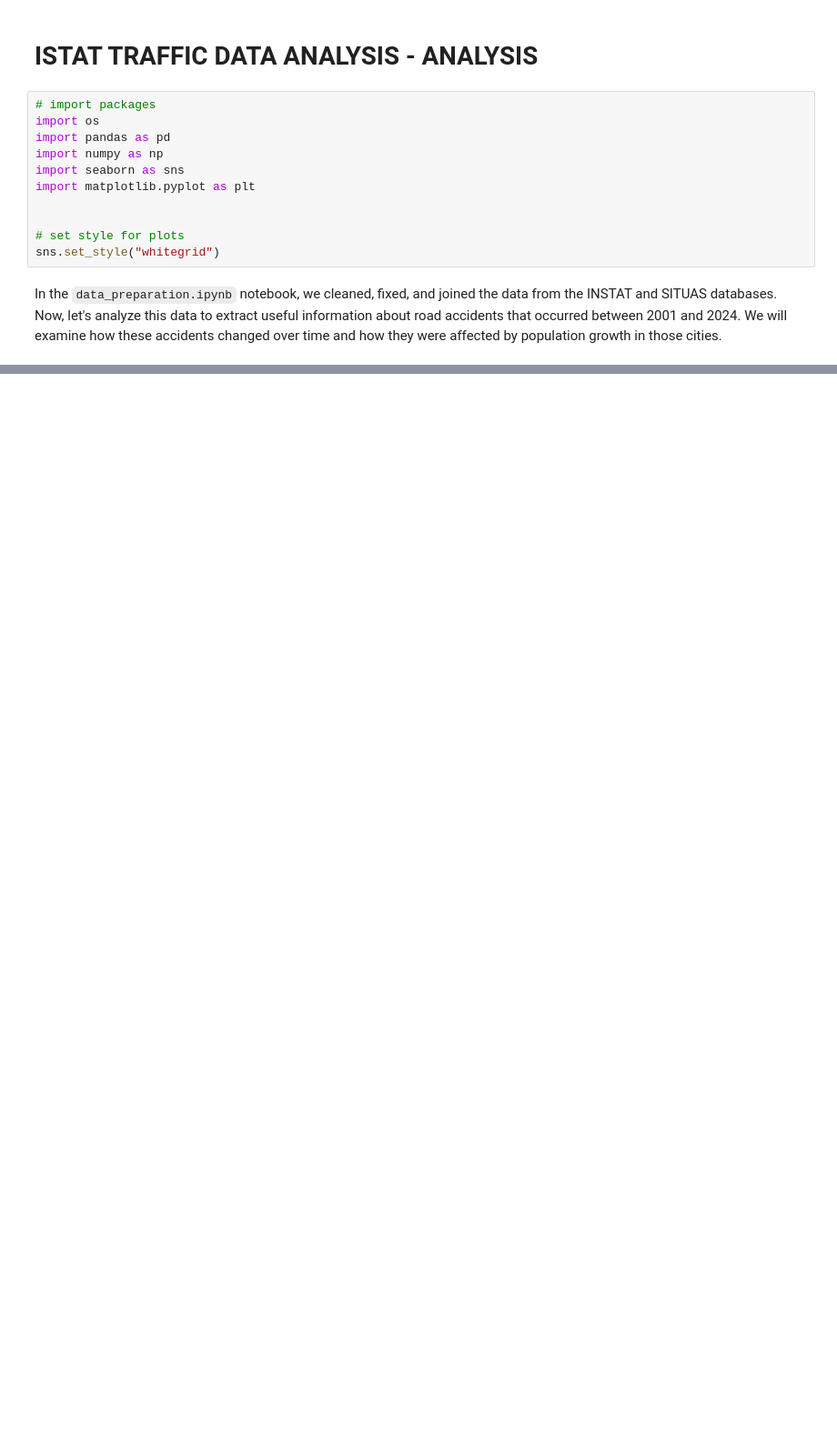
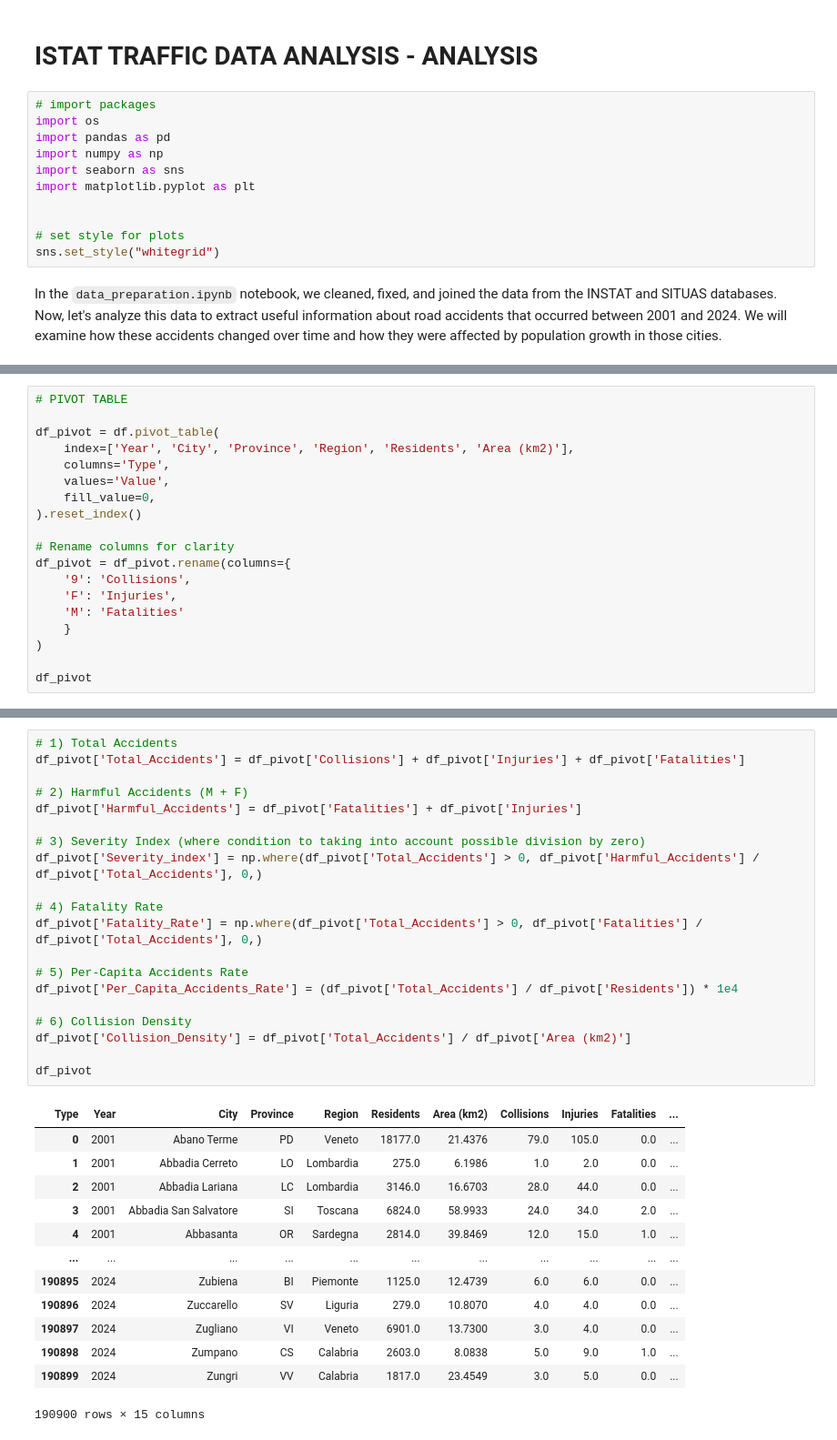
Before and after one commit to marcoboscato/ISTAT_traffic_analysis, a Jupyter notebook: analysis.ipynb, the cells around one changed output, grey strips where cells are left out. Shown at 91% size. Cells and saved outputs as stored; diff of their text form; blank space fills up the shorter version.

```diff
--- a/analysis.ipynb
+++ b/analysis.ipynb
@@ -51,0 +89,19 @@ None
+# %%
+# PIVOT TABLE
+
+df_pivot = df.pivot_table(
+    index=['Year', 'City', 'Province', 'Region', 'Residents', 'Area (km2)'],
+    columns='Type',
+    values='Value',
+    fill_value=0,
+).reset_index()
+
+# Rename columns for clarity
+df_pivot = df_pivot.rename(columns={
+    '9': 'Collisions',
+    'F': 'Injuries',
+    'M': 'Fatalities'
+    }
+)
+
+df_pivot
@@ -51,0 +135,34 @@ None
+# %%
+# 1) Total Accidents
+df_pivot['Total_Accidents'] = df_pivot['Collisions'] + df_pivot['Injuries'] + df_pivot['Fatalities']
+
+# 2) Harmful Accidents (M + F)
+df_pivot['Harmful_Accidents'] = df_pivot['Fatalities'] + df_pivot['Injuries']
+
+# 3) Severity Index (where condition to taking into account possible division by zero)
+df_pivot['Severity_index'] = np.where(df_pivot['Total_Accidents'] > 0, df_pivot['Harmful_Accidents'] / df_pivot['Total_Accidents'], 0,)
+
+# 4) Fatality Rate
+df_pivot['Fatality_Rate'] = np.where(df_pivot['Total_Accidents'] > 0, df_pivot['Fatalities'] / df_pivot['Total_Accidents'], 0,)
+
+# 5) Per-Capita Accidents Rate
+df_pivot['Per_Capita_Accidents_Rate'] = (df_pivot['Total_Accidents'] / df_pivot['Residents']) * 1e4
+
+# 6) Collision Density
+df_pivot['Collision_Density'] = df_pivot['Total_Accidents'] / df_pivot['Area (km2)']
+
+df_pivot
+# %% [output]
+| Type | Year | City | Province | Region | Residents | Area (km2) | Collisions | Injuries | Fatalities | ... |
+| 0 | 2001 | Abano Terme | PD | Veneto | 18177.0 | 21.4376 | 79.0 | 105.0 | 0.0 | ... |
+| 1 | 2001 | Abbadia Cerreto | LO | Lombardia | 275.0 | 6.1986 | 1.0 | 2.0 | 0.0 | ... |
+| 2 | 2001 | Abbadia Lariana | LC | Lombardia | 3146.0 | 16.6703 | 28.0 | 44.0 | 0.0 | ... |
+| 3 | 2001 | Abbadia San Salvatore | SI | Toscana | 6824.0 | 58.9933 | 24.0 | 34.0 | 2.0 | ... |
+| 4 | 2001 | Abbasanta | OR | Sardegna | 2814.0 | 39.8469 | 12.0 | 15.0 | 1.0 | ... |
+| ... | ... | ... | ... | ... | ... | ... | ... | ... | ... | ... |
+| 190895 | 2024 | Zubiena | BI | Piemonte | 1125.0 | 12.4739 | 6.0 | 6.0 | 0.0 | ... |
+| 190896 | 2024 | Zuccarello | SV | Liguria | 279.0 | 10.8070 | 4.0 | 4.0 | 0.0 | ... |
+| 190897 | 2024 | Zugliano | VI | Veneto | 6901.0 | 13.7300 | 3.0 | 4.0 | 0.0 | ... |
+| 190898 | 2024 | Zumpano | CS | Calabria | 2603.0 | 8.0838 | 5.0 | 9.0 | 1.0 | ... |
+| 190899 | 2024 | Zungri | VV | Calabria | 1817.0 | 23.4549 | 3.0 | 5.0 | 0.0 | ... |
+190900 rows × 15 columns
```
Also changed, not shown: parts of 19 cells of this notebook, 6 other files.
